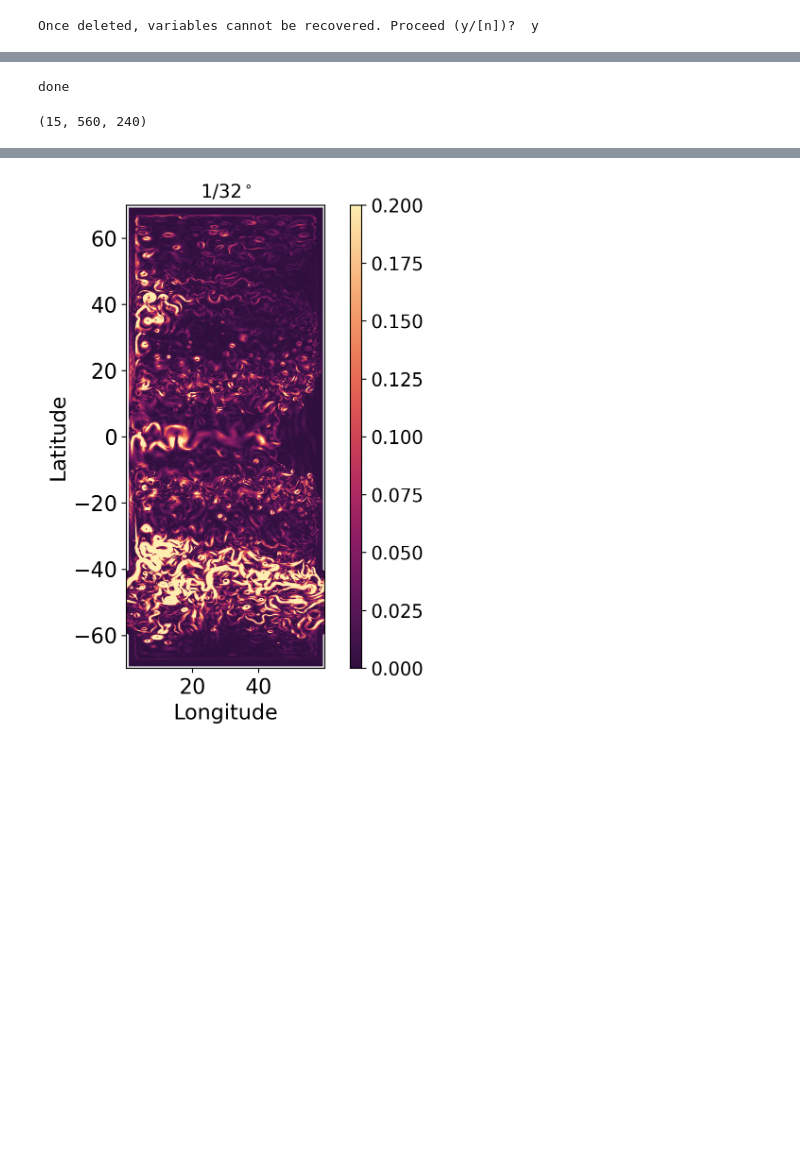
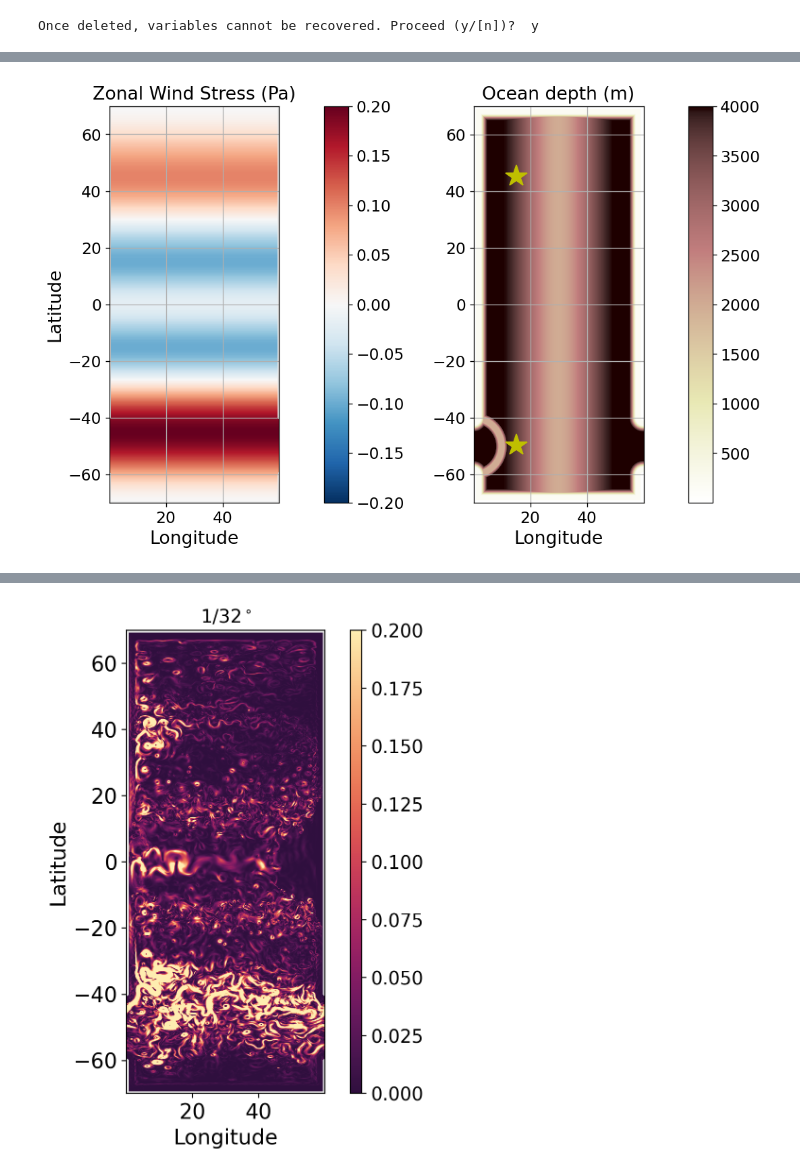
Before and after one commit to ElizabethYankovsky/Neverworld2-Analysis, a Jupyter notebook: KE_layers.ipynb, the cells around one changed output, grey strips where cells are left out. Drawn from its saved outputs; the diff is of its cells as text; code cells hidden in the pictures; blank space fills up the shorter version.

```diff
--- a/KE_layers.ipynb
+++ b/KE_layers.ipynb
@@ -102,22 +69,57 @@ Data variables:
     associated_files:  area_t: static.nc
     grid_type:         regular
     grid_tile:         N/A
-# %%
-#KE Snapshots
-#time averaged quantities -- 5 days
-u_short  = np.array(av['u'][-1,:,:,:]); u_short = 0.5*(u_short[:,:,1:]+u_short[:,:,:-1])
-v_short  = np.array(av['v'][-1,:,:,:]); v_short = 0.5*(v_short[:,1:,:]+v_short[:,:-1,:])
-h_short  = np.array(av['h'][-1,:,:,:]);
-
-KE_short = 0.5*(u_short**2+v_short**2)
-KE_surface = KE_short[0,:,:]
-weighted_KE_short=(np.nansum(h_short*KE_short,axis=0)/np.nansum(h_short,axis=0))
-PV = np.array(av['PV'][-1,0,:,:]); PV = 0.5*(PV[1:,:]+PV[:-1,:]); PV = 0.5*(PV[:,1:]+PV[:,:-1])
-#weighted_PV = (np.nansum(h_short*PV,axis=0)/np.nansum(h_short,axis=0))
-print('done')
-# %% [output]
-done
-# %%
-KE_short.shape
-# %% [output]
-(15, 560, 240)
+# %%
+#Read in various grid variables from the static file:
+lon=fs['geolon']; lat=fs['geolat']
+depth = np.array(fs['depth_ocean'])
+area_t=np.array(fs['area_t'])
+
+xh = fs.xh.values
+yh = fs.yh.values
+# %%
+#Read in forcing information:
+grid= Grid(forcing, coords={'X': {'center': 'xh', 'outer': 'xq'}, #This tells the grid where xh, xq, yh, and yq are defined.
+                        'Y': {'center': 'yh', 'outer': 'yq'}});
+
+
+taux = forcing.taux[0,:,:]
+taux = grid.interp(taux,axis='X')
+# %%
+#Plotting zonal wind forcing (taux)
+fig = plt.figure(figsize=(10, 7), dpi=120, facecolor='w', edgecolor='k')
+ax1 = fig.add_axes([0.15,0.2,0.3,0.7]) #left, bottom, width, height
+ax2 = fig.add_axes([.46, 0.2, 0.03, 0.7])
+
+ax3 = fig.add_axes([0.6,0.2,0.3,0.7])
+ax4 = fig.add_axes([.91, 0.2, 0.03, 0.7])
+
+ax1.set_facecolor((0.92, 0.92, 0.92))
+ax1.set_title('Zonal Wind Stress (Pa)',fontsize=16)
+ax1.set_xlabel('Longitude',fontsize=16)
+ax1.set_ylabel('Latitude',fontsize=16)
+ax1.tick_params(labelsize=14);
+ax2.tick_params(labelsize=14)
+
+plotted =ax1.pcolor(taux.xh,taux.yh,taux,cmap='RdBu_r',vmin=-0.2,vmax=0.2)
+ax1.set_aspect('equal', 'box')
+cbar = plt.colorbar(mappable=plotted, cax=ax2, orientation = 'vertical');
+cbar.ax.tick_params(labelsize=14);
+#
+plotted =ax3.pcolor(xh,yh,depth,cmap='pink_r')
+ax3.plot(taux.xh[120],taux.yh[920],'*',Markersize=20,color='y')
+ax3.plot(taux.xh[120],taux.yh[160],'*',Markersize=20,color='y')
+ax3.set_aspect('equal', 'box')
+cbar = plt.colorbar(mappable=plotted, cax=ax4, orientation = 'vertical');
+cbar.ax.tick_params(labelsize=14);
+ax3.set_title('Ocean depth (m)',fontsize=16)
+ax3.set_xlabel('Longitude',fontsize=16)
+
+ax3.tick_params(labelsize=14);
+ax4.tick_params(labelsize=14)
+ax1.grid('on')
+ax3.grid('on')
+plt.show()
+#fig.savefig('taux.png')
+# %% [output]
+[figure, added]
```
Also changed, not shown: parts of 23 cells of this notebook, 27 other files.
